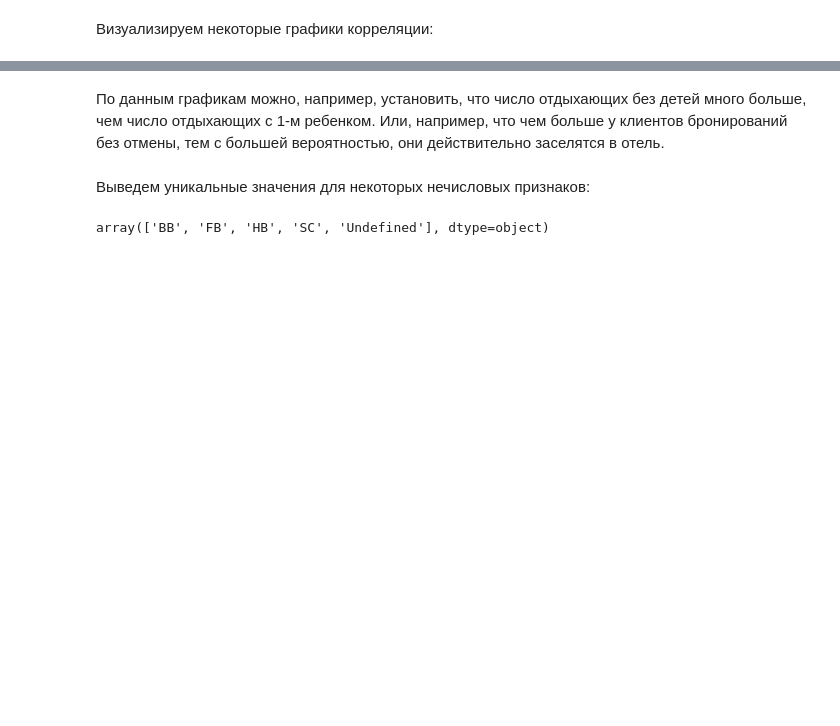
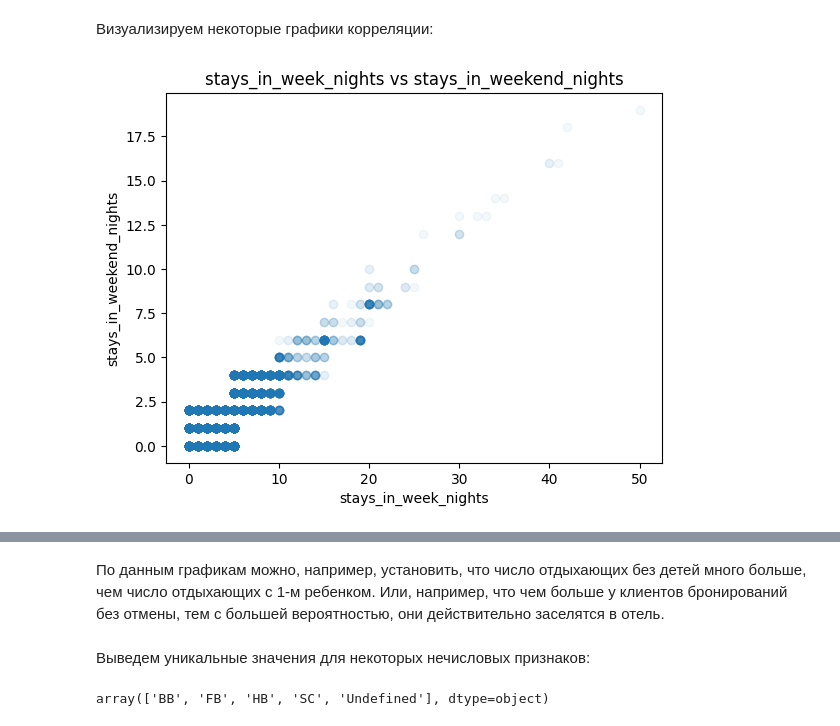
Before and after one commit to BadRedSL/UNNMachineLearningCourse, a Jupyter notebook: LaboratoryWork1/LaboratoryWork1.ipynb, the cells around one changed output, grey strips where cells are left out. Saved outputs shown, nothing was run; the diff lists cells and outputs as text; code cells hidden in the pictures; blank space fills up the shorter version.

```diff
--- a/LaboratoryWork1/LaboratoryWork1.ipynb
+++ b/LaboratoryWork1/LaboratoryWork1.ipynb
@@ -220,2 +230,10 @@ data.corr(numeric_only=True)
 # %% [markdown]
 Визуализируем некоторые графики корреляции:
+# %%
+plt.plot(data['stays_in_week_nights'], data['stays_in_weekend_nights'], 'o', alpha = 0.05)
+plt.xlabel('stays_in_week_nights')
+plt.ylabel('stays_in_weekend_nights')
+plt.title('stays_in_week_nights vs stays_in_weekend_nights')
+pass
+# %% [output]
+[figure, added]
```
Also changed, not shown: parts of 12 cells of this notebook.
